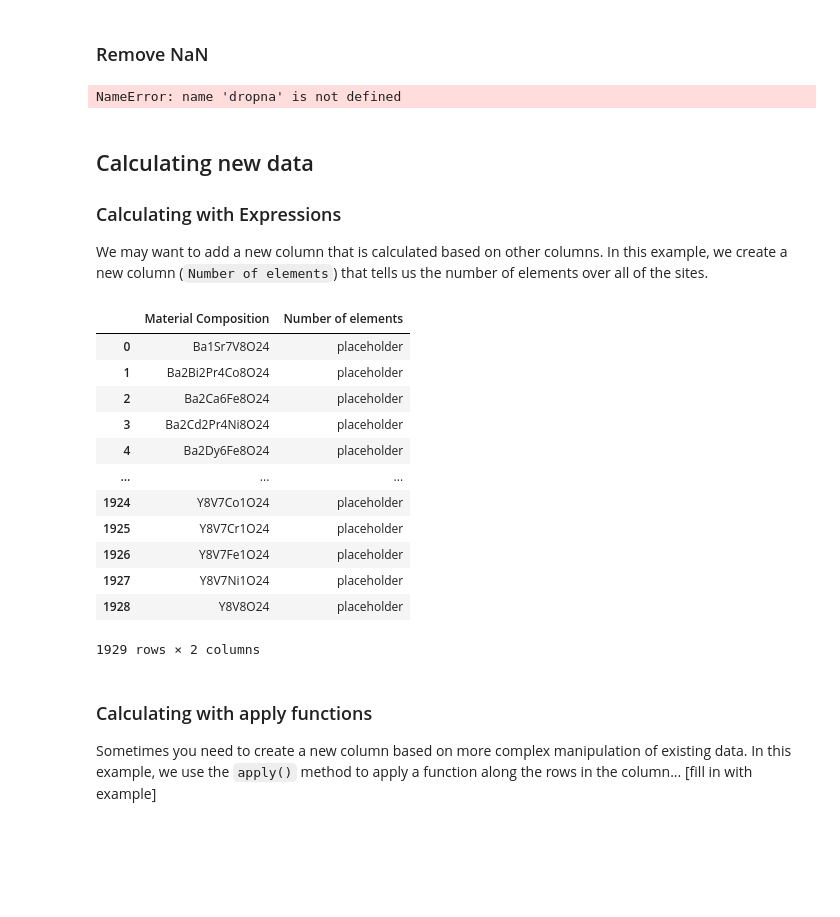
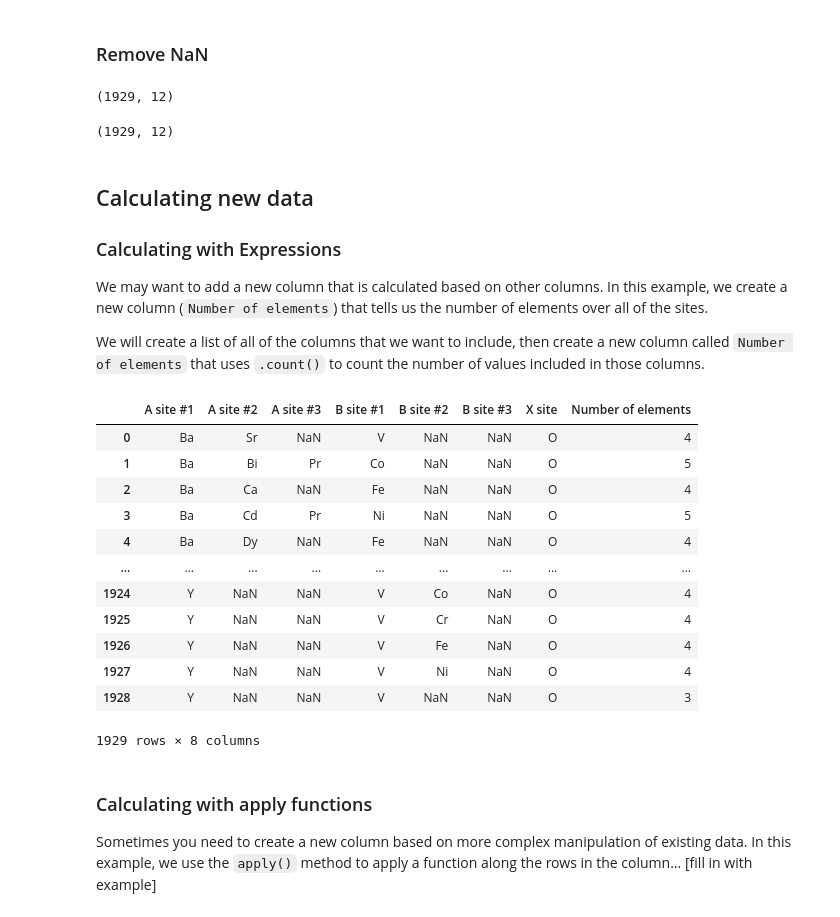
Before and after one commit to NCSU-Libraries/data-viz-instruction, a Jupyter notebook: MI_REU_2021/Workshop_3_Cleaning_Manipulating_and_Exploring_Data_with_Pandas.ipynb, the cells around one changed output. Saved outputs shown, nothing was run; the diff lists cells and outputs as text; code cells hidden in the pictures; blank space fills up the shorter version.

```diff
--- a/MI_REU_2021/Workshop_3_Cleaning_Manipulating_and_Exploring_Data_with_Pandas.ipynb
+++ b/MI_REU_2021/Workshop_3_Cleaning_Manipulating_and_Exploring_Data_with_Pandas.ipynb
@@ -47,36 +48,41 @@ ts_csv_clean.head()
 | 4 | Ba2Dy6Fe8O24 | Ba | Dy | NaN | Fe | NaN | NaN | O | ... |
 # %% [markdown]
 ### Remove NaN
-# %%
-# Still need to write an exercise for this
-dropna()
-# %% [output]
-NameError: name 'dropna' is not defined
+# %%
+print(ts_csv_clean.shape)
+
+ts_csv_clean.dropna(how='all')
+ts_csv_clean.shape
+# %% [output]
+(1929, 12)
+(1929, 12)
 # %% [markdown]
 ## Calculating new data
 ### Calculating with Expressions
 We may want to add a new column that is calculated based on other columns. In this example, we create a new column (`Number of elements`) that tells us the number of elements over all of the sites.
+
+We will create a list of all of the columns that we want to include, then create a new column called `Number of elements` that uses `.count()` to count the number of values included in those columns.
-# %%
-# Create a new column of boolean values indicating single- or multi-engine
-ts_csv_clean['Number of elements'] = "placeholder"
-#Still need to write the condition statement here
-
-# Print out the new column
-ts_csv_clean[['Material Composition', 'Number of elements']]
-# %% [output]
-|  | Material Composition | Number of elements |
-| 0 | Ba1Sr7V8O24 | placeholder |
-| 1 | Ba2Bi2Pr4Co8O24 | placeholder |
-| 2 | Ba2Ca6Fe8O24 | placeholder |
-| 3 | Ba2Cd2Pr4Ni8O24 | placeholder |
-| 4 | Ba2Dy6Fe8O24 | placeholder |
-| ... | ... | ... |
-| 1924 | Y8V7Co1O24 | placeholder |
-| 1925 | Y8V7Cr1O24 | placeholder |
-| 1926 | Y8V7Fe1O24 | placeholder |
-| 1927 | Y8V7Ni1O24 | placeholder |
-| 1928 | Y8V8O24 | placeholder |
-1929 rows × 2 columns
+# %%
+# Create a new column for the number of elements found
+elements_columns = ['A site #1', 'A site #2','A site #3', 'B site #1', 'B site #2', 'B site #3', 'X site']
+ts_csv_clean['Number of elements'] = ts_csv_clean[elements_columns].count(axis='columns')
+
+# Print out the new column
+ts_csv_clean[['A site #1', 'A site #2','A site #3', 'B site #1', 'B site #2', 'B site #3', 'X site', 'Number of elements']]
+# %% [output]
+|  | A site #1 | A site #2 | A site #3 | B site #1 | B site #2 | B site #3 | X site | Number of elements |
+| 0 | Ba | Sr | NaN | V | NaN | NaN | O | 4 |
+| 1 | Ba | Bi | Pr | Co | NaN | NaN | O | 5 |
+| 2 | Ba | Ca | NaN | Fe | NaN | NaN | O | 4 |
+| 3 | Ba | Cd | Pr | Ni | NaN | NaN | O | 5 |
+| 4 | Ba | Dy | NaN | Fe | NaN | NaN | O | 4 |
+| ... | ... | ... | ... | ... | ... | ... | ... | ... |
+| 1924 | Y | NaN | NaN | V | Co | NaN | O | 4 |
+| 1925 | Y | NaN | NaN | V | Cr | NaN | O | 4 |
+| 1926 | Y | NaN | NaN | V | Fe | NaN | O | 4 |
+| 1927 | Y | NaN | NaN | V | Ni | NaN | O | 4 |
+| 1928 | Y | NaN | NaN | V | NaN | NaN | O | 3 |
+1929 rows × 8 columns
 # %% [markdown]
 ### Calculating with apply functions
 Sometimes you need to create a new column based on more complex manipulation of existing data. In this example, we use the `apply()` method to apply a function along the rows in the column... [fill in with example]
```
Also changed, not shown: parts of 17 cells of this notebook.
